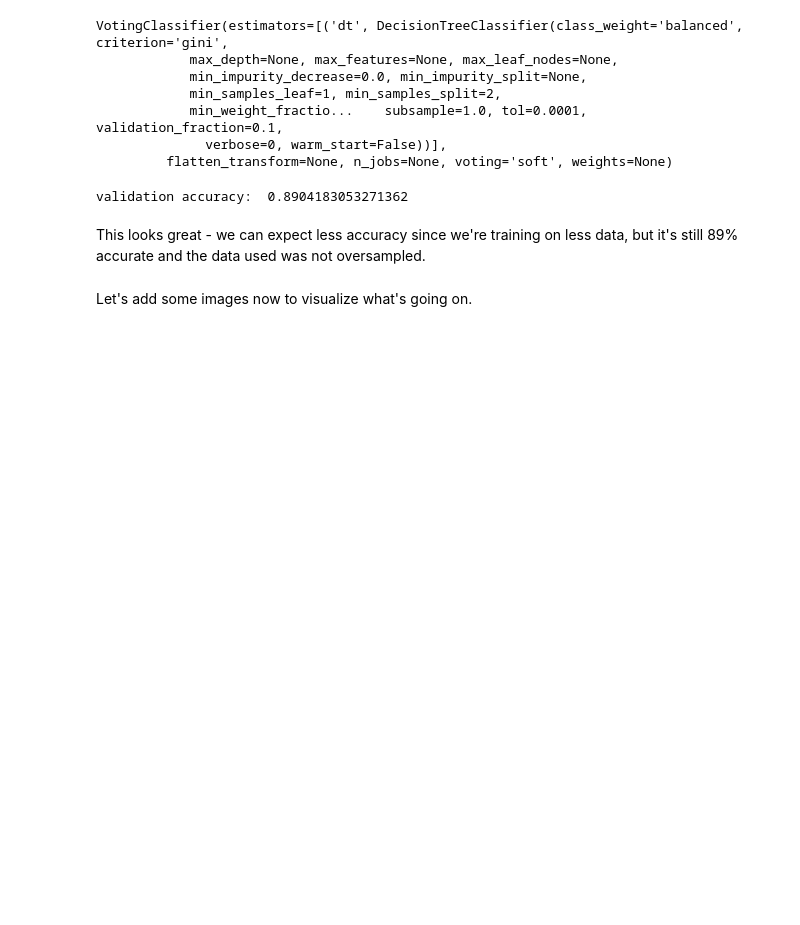
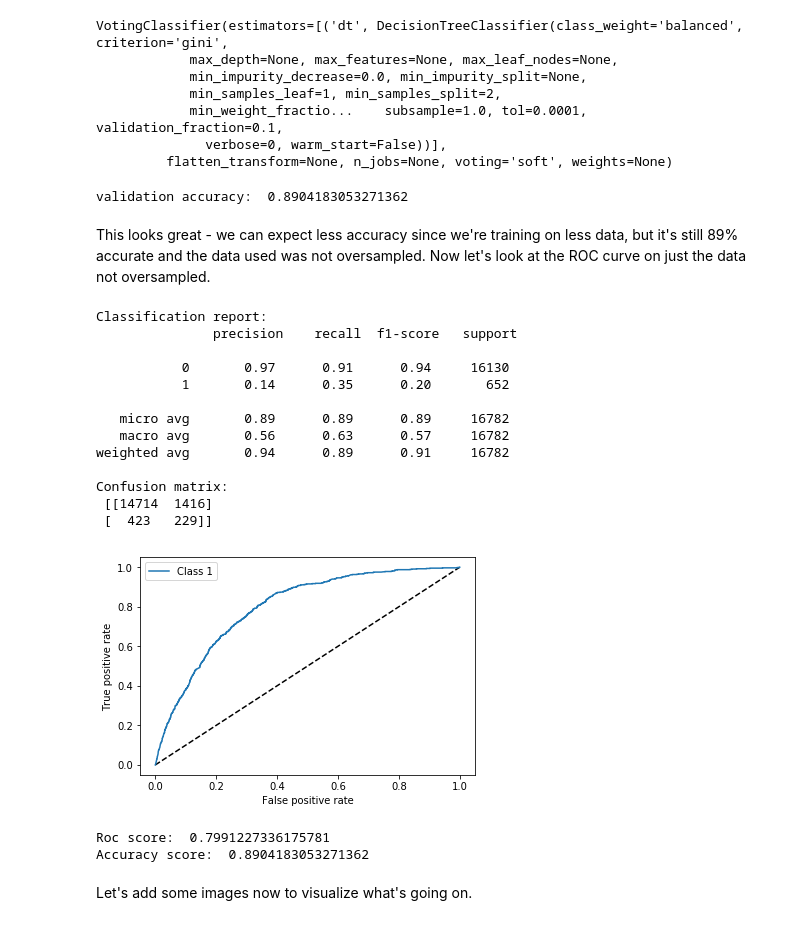
Before and after one commit to ianmsnyder/MachineLearningProjects, a Jupyter notebook: SparceUnbalancedAnalysisWithSklearn.ipynb, the cells around one changed output. Saved outputs shown, nothing was run; the diff lists cells and outputs as text; code cells hidden in the pictures; blank space fills up the shorter version.

```diff
--- a/SparceUnbalancedAnalysisWithSklearn.ipynb
+++ b/SparceUnbalancedAnalysisWithSklearn.ipynb
@@ -657,7 +657,54 @@ print("validation accuracy: ", accuracy_score(predicted, y_test_val))
 # %% [output]
 validation accuracy:  0.8904183053271362
 # %% [markdown]
-  This looks great - we can expect less accuracy since we're training on less data, but it's still 89% accurate and the data used was not oversampled.
+  This looks great - we can expect less accuracy since we're training on less data, but it's still 89% accurate and the data used was not oversampled.  Now let's look at the ROC curve on just the data not oversampled.
+# %%
+ensemble_model.fit(X_val_oversampled, y_val_oversampled)
+predicted = ensemble_model.predict(X_test_val)
+
+    # Print the classifcation report and confusion matrix
+print('Classification report:\n', classification_report(y_test_val, predicted))
+conf_mat = confusion_matrix(y_true=y_test_val, y_pred=predicted)
+print('Confusion matrix:\n', conf_mat)
+
+y_pred_k = ensemble_model.predict_proba(X_test_val)#.ravel()
+fpr=dict()
+tpr=dict()
+roc_auc=dict()
+for i in range(2):
+    fpr[i], tpr[i], _ = roc_curve(y_test_val, y_pred_k[:,i])
+    roc_auc[i] = auc(fpr[i], tpr[i])
+    #fpr, tpr, thresholds = roc_curve(ytest.ravel(), y_pred_k)
+    #print(set(y_pred_k))
+
+plt.figure(1)
+plt.plot([0, 1], [0, 1], 'k--')
+    #plt.plot(fpr[0], tpr[0], label='Class 0')#, label='Keras (area = {:.3f})'.format(auc_keras))
+plt.plot(fpr[1], tpr[1], label='Class 1')# (area = {:.3f})'.format(auc_rf))
+plt.xlabel('False positive rate')
+plt.ylabel('True positive rate')
+    #plt.title('ROC curve')
+plt.legend(loc='best')
+plt.show()
+print("Roc score: ", roc_auc_score(y_test_val, y_pred_k[:, 1]))
+print("Accuracy score: ", accuracy_score(predicted, y_test_val))
+# %% [output]
+Classification report:
+               precision    recall  f1-score   support
+
+           0       0.97      0.91      0.94     16130
+           1       0.14      0.35      0.20       652
+
+   micro avg       0.89      0.89      0.89     16782
+   macro avg       0.56      0.63      0.57     16782
+weighted avg       0.94      0.89      0.91     16782
+
+Confusion matrix:
+ [[14714  1416]
+ [  423   229]]
+[figure, added]
+Roc score:  0.7991227336175781
+Accuracy score:  0.8904183053271362
 # %% [markdown]
 Let's add some images now to visualize what's going on.
 # %%
```
